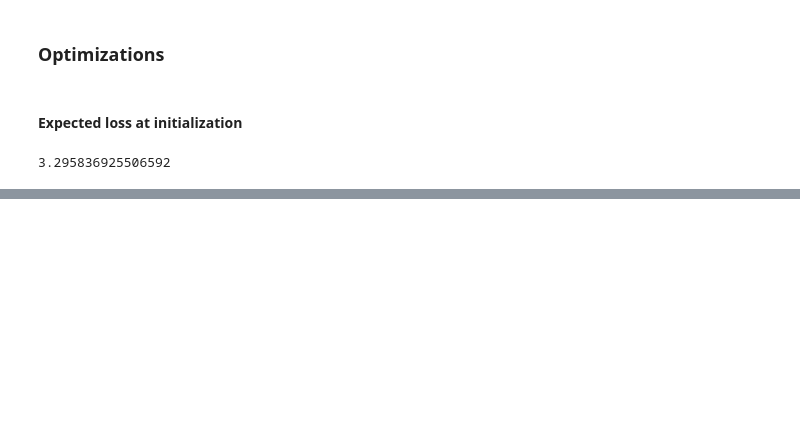
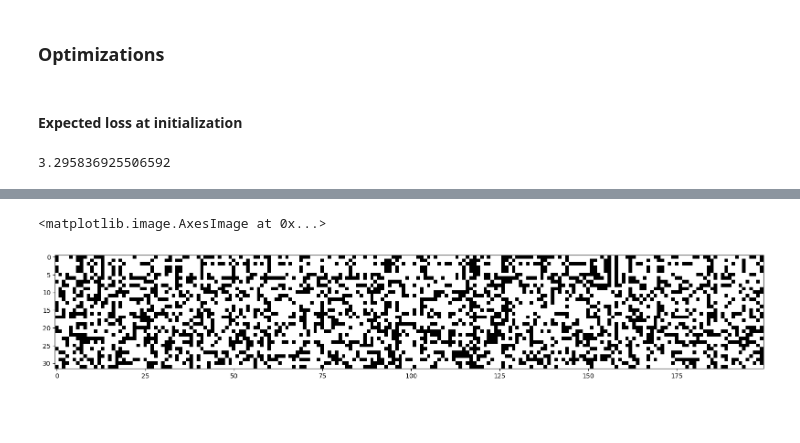
Before and after one commit to jcentner/makemore-repro, a Jupyter notebook: 02_MLP2.ipynb, the cells around one changed output, grey strips where cells are left out. Cells and saved outputs as stored; diff of their text form; code cells hidden in the pictures; blank space fills up the shorter version.

```diff
--- a/02_MLP2.ipynb
+++ b/02_MLP2.ipynb
@@ -258,2 +325,15 @@ domara.
+# %%
+# plot the neurons in h where the activation is saturated (abs value > 0.99); the white examples below
+
+plt.figure(figsize=(20,10))
+plt.imshow(h.abs() > 0.99, cmap='gray', interpolation='nearest')
+
+# many are white, and backward gradient is limited at that layer
+# with a column entirely white, a neuron is "dead" and will never recover
+
+# sigmoid, relu, etc. can all have dead neurons too
+# %% [output]
+<matplotlib.image.AxesImage at 0x...>
+[figure, added]
 # %% [markdown]
 ####
```
Also changed, not shown: parts of 5 cells of this notebook.
